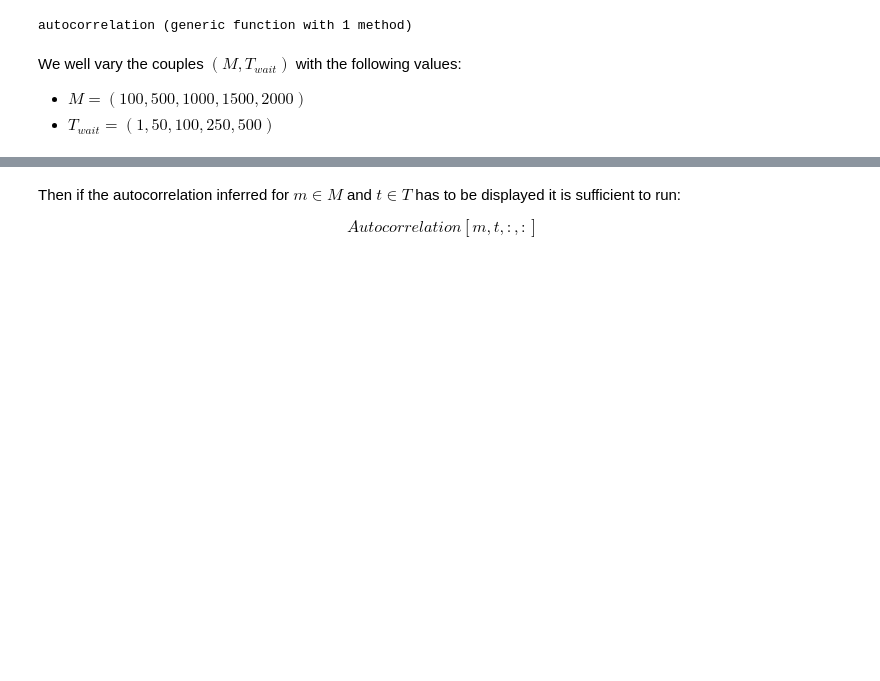
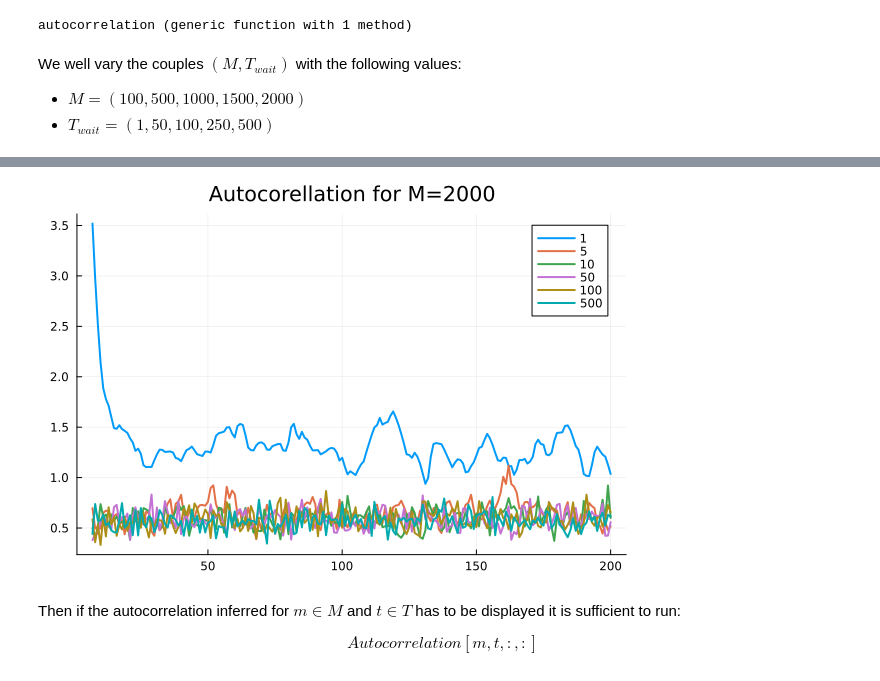
Before and after one commit to AndreaScale/Bayesian-inference-of-a-contact-network-of-Potts-variables., a Jupyter notebook: PROGETTO.ipynb, the cells around one changed output, grey strips where cells are left out. Cells and saved outputs as stored; diff of their text form; code cells hidden in the pictures; blank space fills up the shorter version.

```diff
--- a/PROGETTO.ipynb
+++ b/PROGETTO.ipynb
@@ -892,3 +978,7 @@ plot(collect(2:200), norms[1,2,2:200])
+# %%
+plot(collect(7:200), [norms[3,1,7:200] norms[3,2,7:200] norms[3,3,7:200] norms[3,4,7:200] norms[3,5,7:200] norms[3,6,7:200]], title="Autocorellation for M=2000", label=["1" "5" "10" "50" "100" "500"], linewidth=2)
+# %% [output]
+[figure, added]
 # %% [markdown]
 Then if the autocorrelation inferred for $m\in M$ and $t\in T$ has to be displayed it is sufficient to run:
 
```
Also changed, not shown: parts of 19 cells of this notebook.
